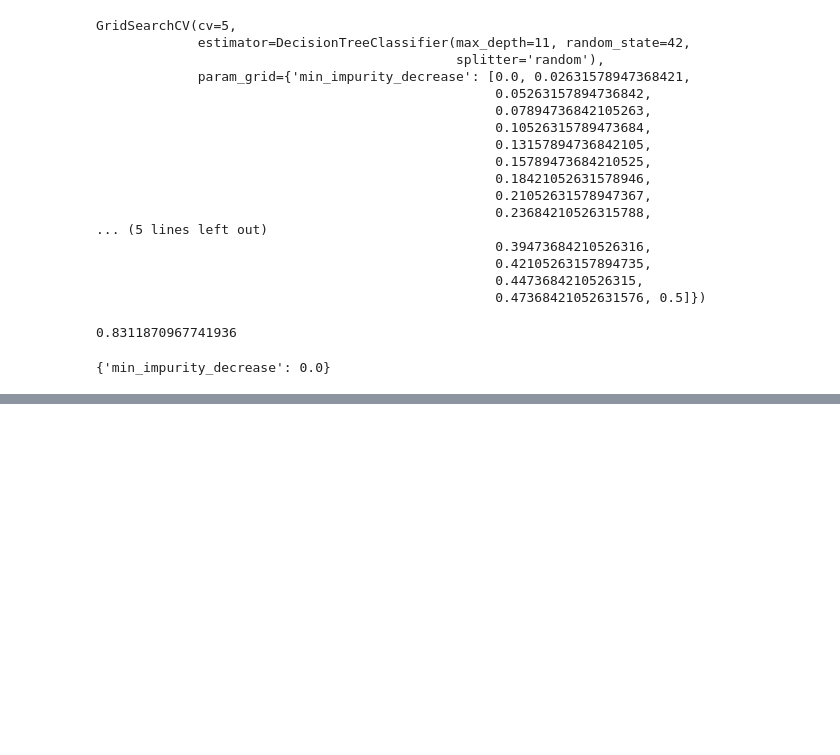
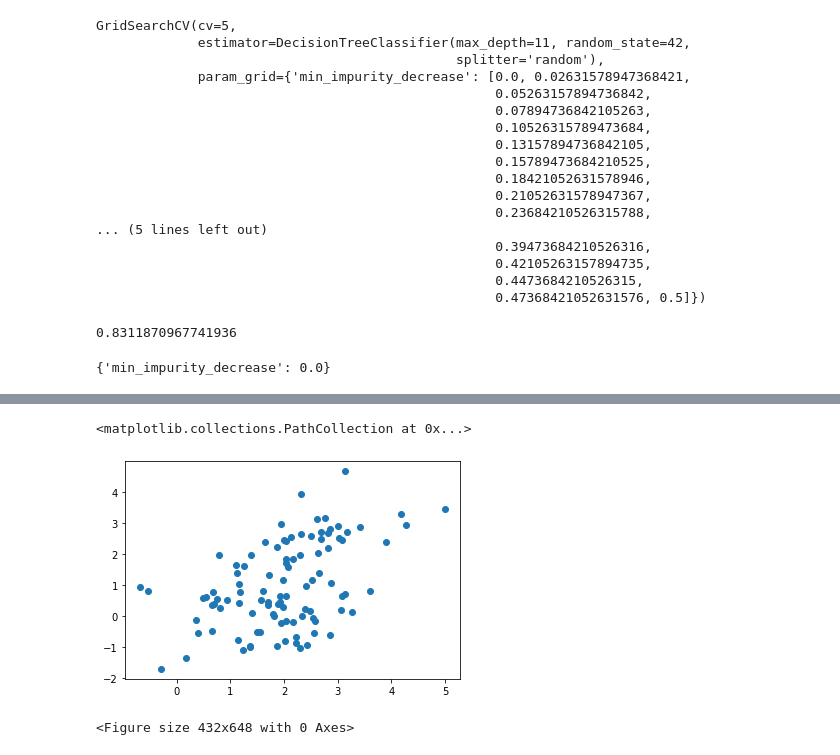
Before and after one commit to starJsm/learn-sklearn, a Jupyter notebook: DT/dt.ipynb, the cells around one changed output, grey strips where cells are left out. Saved outputs shown, nothing was run; the diff lists cells and outputs as text; code cells hidden in the pictures; blank space fills up the shorter version.

```diff
--- a/DT/dt.ipynb
+++ b/DT/dt.ipynb
@@ -313,0 +339,9 @@ GS.best_params_
+# %%
+#从图上可以看出,生成的二分型数据的两个簇离彼此很远,这样不利于我们测试分类器的效果,因此我们使用np生成随机数组,通过让已经生成的二分型数据点加减0~1之间的随机数,使数据分布变得更散更稀疏
+#注意,这个过程只能够运行一次,因为多次运行之后X会变得非常稀疏,两个簇的数据会混合在一起,分类器的效应会继续下降
+rng = np.random.RandomState(42)
+X += 2 * rng.uniform(size=X.shape)
+plt.scatter(X[:,0],X[:,1])
+# %% [output]
+<matplotlib.collections.PathCollection at 0x...>
+[figure, added]
@@ -313,0 +354,7 @@ GS.best_params_
+# %%
+#创建画布,宽高比为6*9
+figure = plt.figure(figsize=(6, 9))
+#设置用来安排图像显示位置的全局变量i
+i = 1
+# %% [output]
+<Figure size 432x648 with 0 Axes>
```
Also changed, not shown: parts of 9 cells of this notebook.
